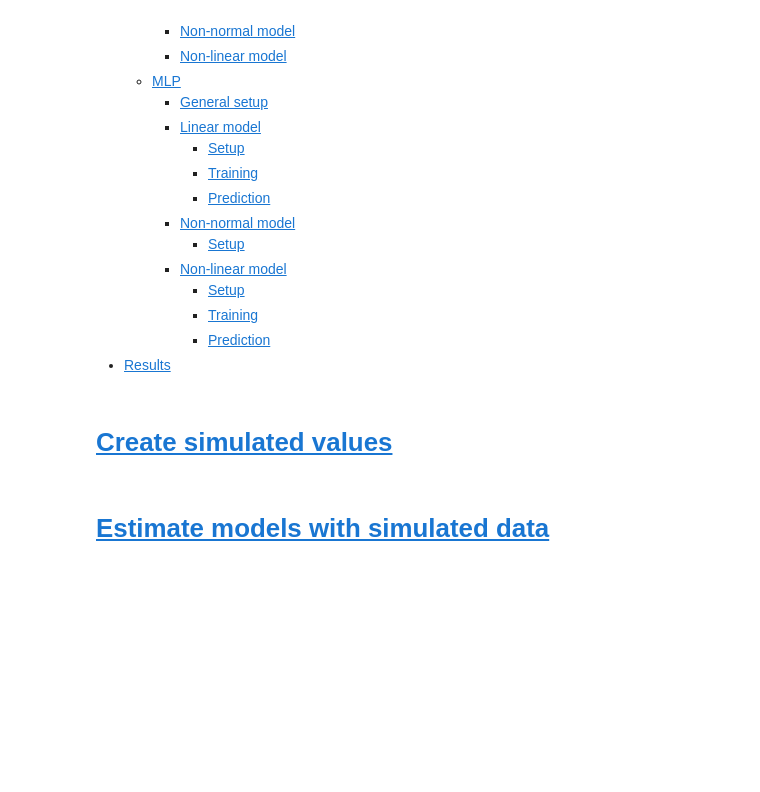
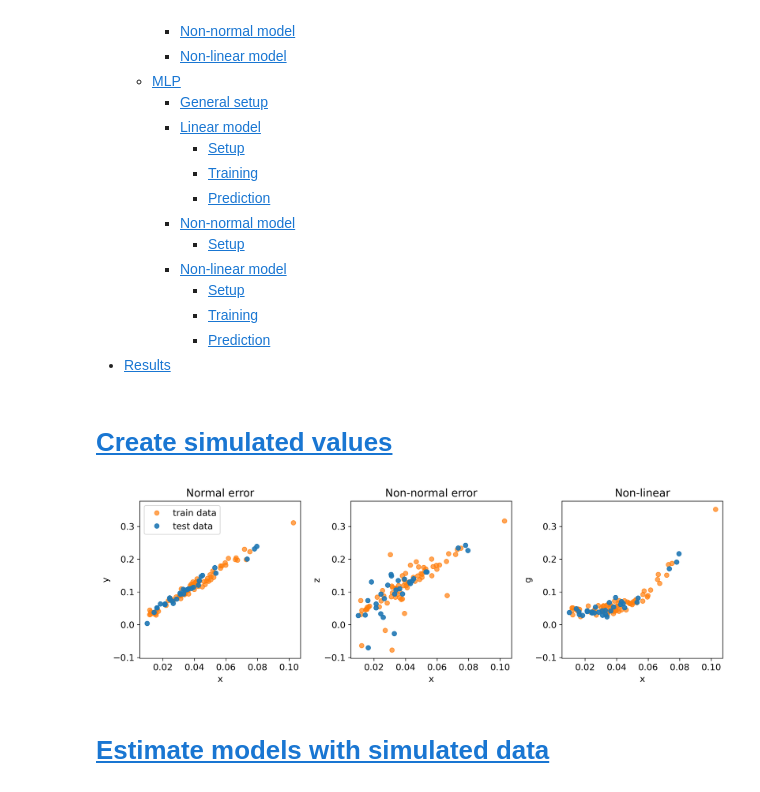
Before and after one commit to johanoelgaard/MastersThesis, a Jupyter notebook: simulation.ipynb, the cells around one changed output. Cells and saved outputs as stored; diff of their text form; code cells hidden in the pictures; blank space fills up the shorter version.

```diff
--- a/simulation.ipynb
+++ b/simulation.ipynb
@@ -108,40 +109,43 @@ x_test = x[datapoints_train:]
 # %%
 all_y = np.concatenate([y1_train, y1_test, y2_train, y2_test, y3_train, y3_test])
 y_min, y_max = all_y.min()-0.025, all_y.max()+0.025
+fig = plt.figure(figsize=(12, 4))
 
 # plot the simulations
 plt.subplot(1, 3, 1)
 plt.plot(x_train[:,1], y1_train, 'o', label='train data', color='C1', alpha=0.7)
 plt.plot(x_test[:,1], y1_test, 'o', label='test data', color='C0', alpha=0.9)
 plt.legend(loc='upper left')
-plt.yticks(np.arange(-0.1, 0.5, 0.05))
+# plt.yticks(np.arange(-0.1, 0.5, 0.05))
 plt.ylim(y_min, y_max)
 plt.xlabel('x')
 plt.ylabel('y')
 plt.title('Normal error')
 
 plt.subplot(1, 3, 2)
 plt.plot(x_train[:,1], y2_train, 'o', label='train', color='C1', alpha=0.7)
 plt.plot(x_test[:,1], y2_test, 'o', label='test', color='C0', alpha=0.9)
-plt.yticks(np.arange(-0.1, 0.5, 0.05))
+# plt.yticks(np.arange(-0.1, 0.5, 0.05))
 plt.ylim(y_min, y_max)
 plt.xlabel('x')
 plt.ylabel('z')
 plt.title('Non-normal error')
 
 plt.subplot(1, 3, 3)
 plt.plot(x_train[:,1], y3_train, 'o', label='train', color='C1', alpha=0.7)
 plt.plot(x_test[:,1], y3_test, 'o', label='test', color='C0', alpha=0.9)
-plt.yticks(np.arange(-0.1, 0.5, 0.05))
+# plt.yticks(np.arange(-0.1, 0.5, 0.05))
 plt.ylim(y_min, y_max)
 plt.xlabel('x')
 plt.ylabel('g')
 plt.title('Non-linear')
 
 plt.tight_layout()
 plt.savefig('output/simulation-data.png', dpi=300)
-# plt.show()
+plt.show()
 plt.close()
+# %% [output]
+[figure, added]
 # %% [markdown]
 # <a id='toc2_'></a>[Estimate models with simulated data](#toc0_)
 # %% [markdown]
```
Also changed, not shown: parts of 50 cells of this notebook, 9 other files.
